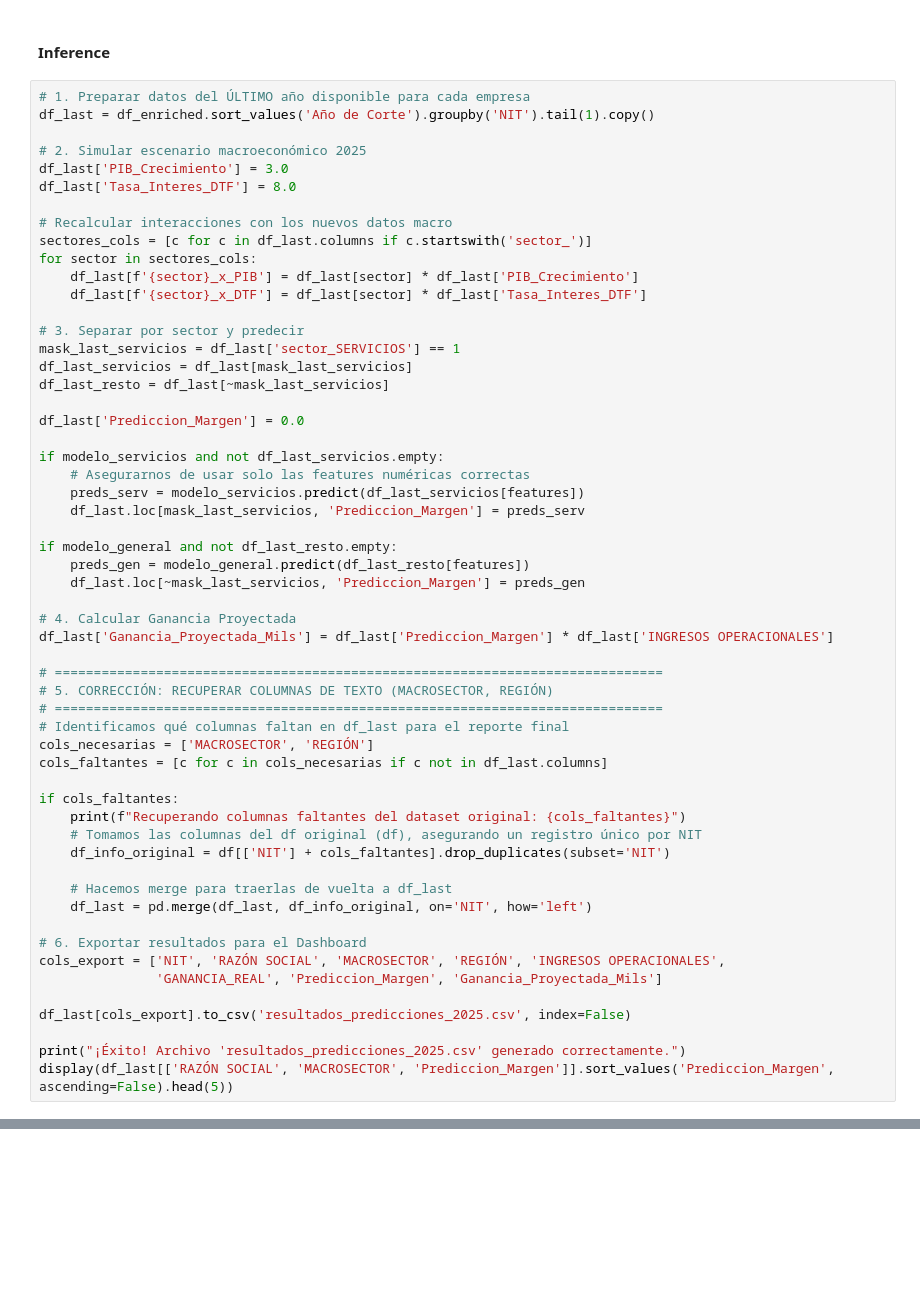
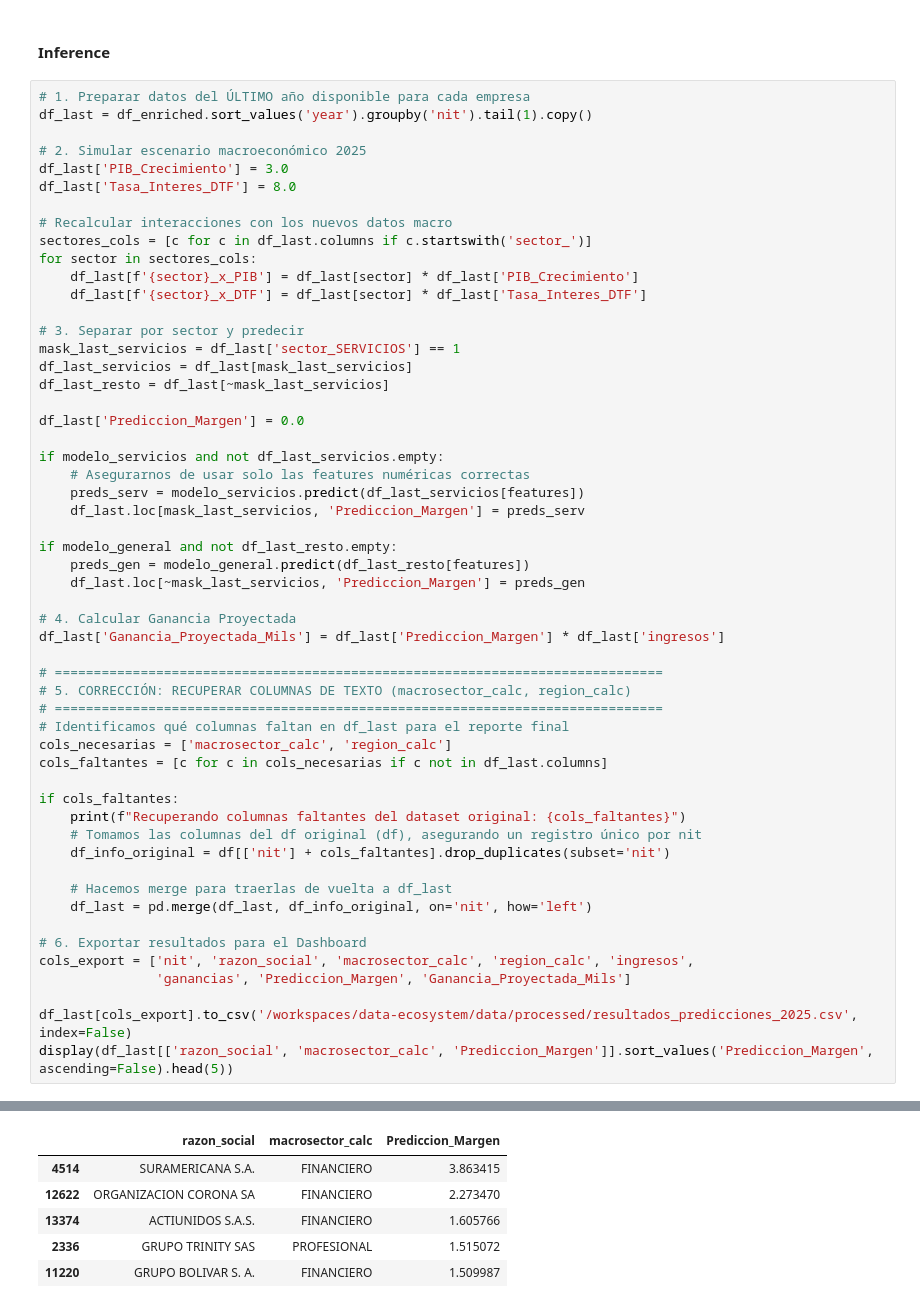
Before and after one commit to daritzateheran/sectora-horizon, a Jupyter notebook: sandbox/Sectora_Horizon.ipynb, the cells around one changed output, grey strips where cells are left out. Cells and saved outputs as stored; diff of their text form; blank space fills up the shorter version.

```diff
--- a/sandbox/Sectora_Horizon.ipynb
+++ b/sandbox/Sectora_Horizon.ipynb
@@ -824,7 +827,7 @@ MAE Final (Expert_Resto): 0.0307 (Margen de Ganancia)
 #### Inference
 # %%
 # 1. Preparar datos del ÚLTIMO año disponible para cada empresa
-df_last = df_enriched.sort_values('Año de Corte').groupby('NIT').tail(1).copy()
+df_last = df_enriched.sort_values('year').groupby('nit').tail(1).copy()
 
 # 2. Simular escenario macroeconómico 2025
 df_last['PIB_Crecimiento'] = 3.0
@@ -853,28 +856,27 @@ if modelo_general and not df_last_resto.empty:
     df_last.loc[~mask_last_servicios, 'Prediccion_Margen'] = preds_gen
 
 # 4. Calcular Ganancia Proyectada
-df_last['Ganancia_Proyectada_Mils'] = df_last['Prediccion_Margen'] * df_last['INGRESOS OPERACIONALES']
+df_last['Ganancia_Proyectada_Mils'] = df_last['Prediccion_Margen'] * df_last['ingresos']
 
 # ==============================================================================
-# 5. CORRECCIÓN: RECUPERAR COLUMNAS DE TEXTO (MACROSECTOR, REGIÓN)
+# 5. CORRECCIÓN: RECUPERAR COLUMNAS DE TEXTO (macrosector_calc, region_calc)
 # ==============================================================================
 # Identificamos qué columnas faltan en df_last para el reporte final
-cols_necesarias = ['MACROSECTOR', 'REGIÓN']
+cols_necesarias = ['macrosector_calc', 'region_calc']
 cols_faltantes = [c for c in cols_necesarias if c not in df_last.columns]
 
 if cols_faltantes:
     print(f"Recuperando columnas faltantes del dataset original: {cols_faltantes}")
-    # Tomamos las columnas del df original (df), asegurando un registro único por NIT
-    df_info_original = df[['NIT'] + cols_faltantes].drop_duplicates(subset='NIT')
+    # Tomamos las columnas del df original (df), asegurando un registro único por nit
+    df_info_original = df[['nit'] + cols_faltantes].drop_duplicates(subset='nit')
 
     # Hacemos merge para traerlas de vuelta a df_last
-    df_last = pd.merge(df_last, df_info_original, on='NIT', how='left')
+    df_last = pd.merge(df_last, df_info_original, on='nit', how='left')
 
 # 6. Exportar resultados para el Dashboard
-cols_export = ['NIT', 'RAZÓN SOCIAL', 'MACROSECTOR', 'REGIÓN', 'INGRESOS OPERACIONALES',
-               'GANANCIA_REAL', 'Prediccion_Margen', 'Ganancia_Proyectada_Mils']
+cols_export = ['nit', 'razon_social', 'macrosector_calc', 'region_calc', 'ingresos',
+               'ganancias', 'Prediccion_Margen', 'Ganancia_Proyectada_Mils']
 
-df_last[cols_export].to_csv('resultados_predicciones_2025.csv', index=False)
-
-print("¡Éxito! Archivo 'resultados_predicciones_2025.csv' generado correctamente.")
-display(df_last[['RAZÓN SOCIAL', 'MACROSECTOR', 'Prediccion_Margen']].sort_values('Prediccion_Margen', ascending=False).head(5))
+df_last[cols_export].to_csv('/workspaces/data-ecosystem/data/processed/resultados_predicciones_2025.csv', index=False)
+display(df_last[['razon_social', 'macrosector_calc', 'Prediccion_Margen']].sort_values('Prediccion_Margen', ascending=False).head(5))
+# %% [output]
@@ -881,3 +884,9 @@ display(df_last[['RAZÓN SOCIAL', 'MACROSECTOR', 'Prediccion_Margen']].sort_valu
+|  | razon_social | macrosector_calc | Prediccion_Margen |
+| 4514 | SURAMERICANA S.A. | FINANCIERO | 3.863415 |
+| 12622 | ORGANIZACION CORONA SA | FINANCIERO | 2.273470 |
+| 13374 | ACTIUNIDOS S.A.S. | FINANCIERO | 1.605766 |
+| 2336 | GRUPO TRINITY SAS | PROFESIONAL | 1.515072 |
+| 11220 | GRUPO BOLIVAR S. A. | FINANCIERO | 1.509987 |
 # %%
 import matplotlib.pyplot as plt
 import seaborn as sns
```
Also changed, not shown: parts of 7 cells of this notebook.
